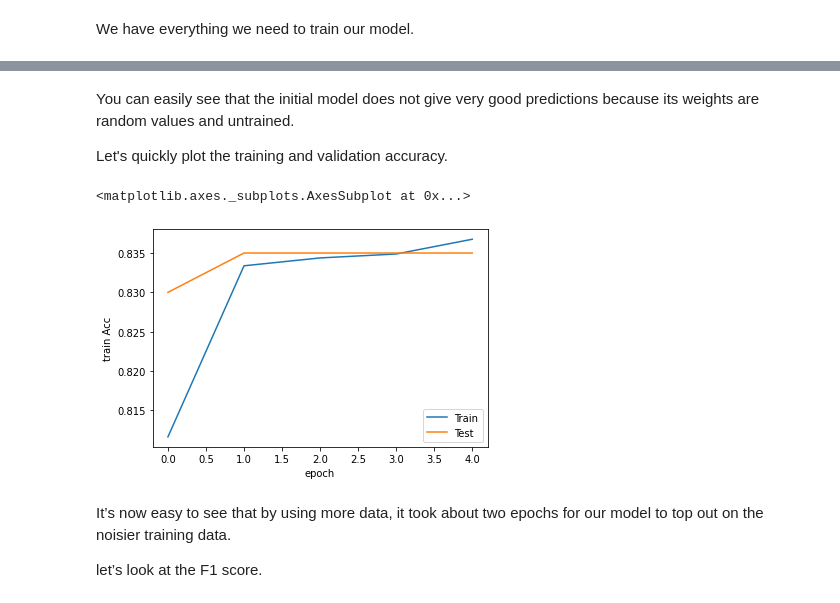
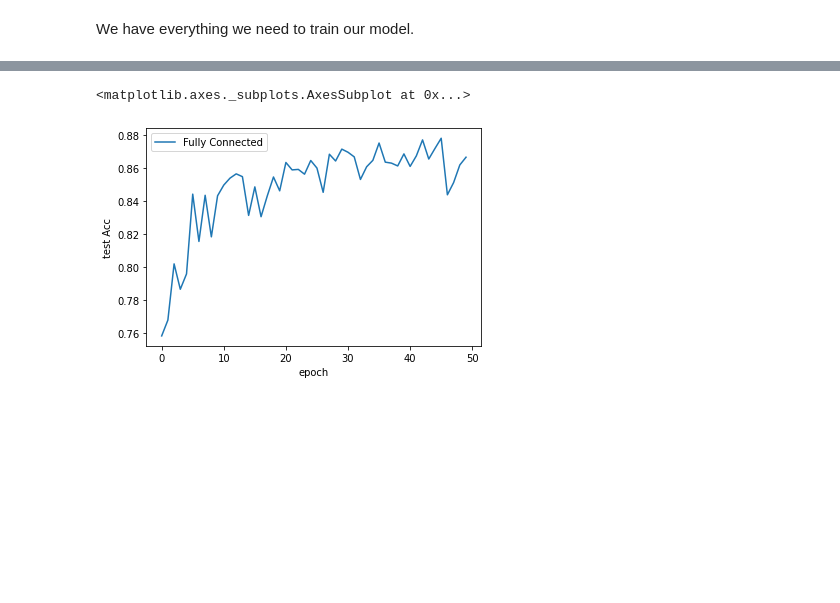
Before and after one commit to rahiakela/deep-learning-research-and-practice, a Jupyter notebook: inside-deep-learing/05-modern-training-techniques/01_training_model_with_optimizers_and_schedulers.ipynb, the cells around one changed output, grey strips where cells are left out. Drawn from its saved outputs; the diff is of its cells as text; code cells hidden in the pictures; blank space fills up the shorter version.

```diff
--- a/inside-deep-learing/05-modern-training-techniques/01_training_model_with_optimizers_and_schedulers.ipynb
+++ b/inside-deep-learing/05-modern-training-techniques/01_training_model_with_optimizers_and_schedulers.ipynb
@@ -161,0 +195,16 @@ results_pd = train_network(model,
+# %%
+D = 28 * 28       # input size
+n = 128           # Hidden layer size
+C= 1              # How many channels are in the input?
+classes = 10      # How many classes are there?
+# %%
+fc_model = nn.Sequential(
+    nn.Flatten(),
+    nn.Linear(D, n),
+    nn.Tanh(),
+    nn.Linear(n, n),
+    nn.Tanh(),
+    nn.Linear(n, n),
+    nn.Tanh(),
+    nn.Linear(n, classes)
+)
@@ -161,0 +213,2 @@ results_pd = train_network(model,
+# %%
+eta_0 = 0.1
@@ -161,0 +221,12 @@ results_pd = train_network(model,
+# %%
+loss_func = nn.CrossEntropyLoss()
+
+fc_results = train_network(fc_model,
+                          loss_func,
+                          training_loader,
+                          epochs=epochs,
+                          test_loader=testing_loader,
+                          optimizer=torch.optim.SGD(fc_model.parameters(), lr=eta_0),
+                          checkpoint_file="model.pt",
+                          score_funcs={"Acc": accuracy_score},
+                          device=device)
@@ -205,18 +245,5 @@ plt.show()
-# %% [markdown]
-You can easily see that the initial model does not give very good predictions because its
-weights are random values and untrained.
-
-Let's quickly plot the training and validation
-accuracy.
 # %%
-sns.lineplot(x="epoch", y="train Acc", data=results_pd, label="Train")
-sns.lineplot(x="epoch", y="test Acc", data=results_pd, label="Test")
+sns.lineplot(x="epoch", y="test Acc", data=fc_results, label="Fully Connected")
 # %% [output]
 <matplotlib.axes._subplots.AxesSubplot at 0x...>
-[figure, old version]
+[figure, new version]
-# %% [markdown]
-It’s now easy to see that by using more data, it took about two epochs for our model to
-top out on the noisier training data.
-
-let’s look
-at the F1 score.
```
Also changed, not shown: parts of 26 cells of this notebook.
